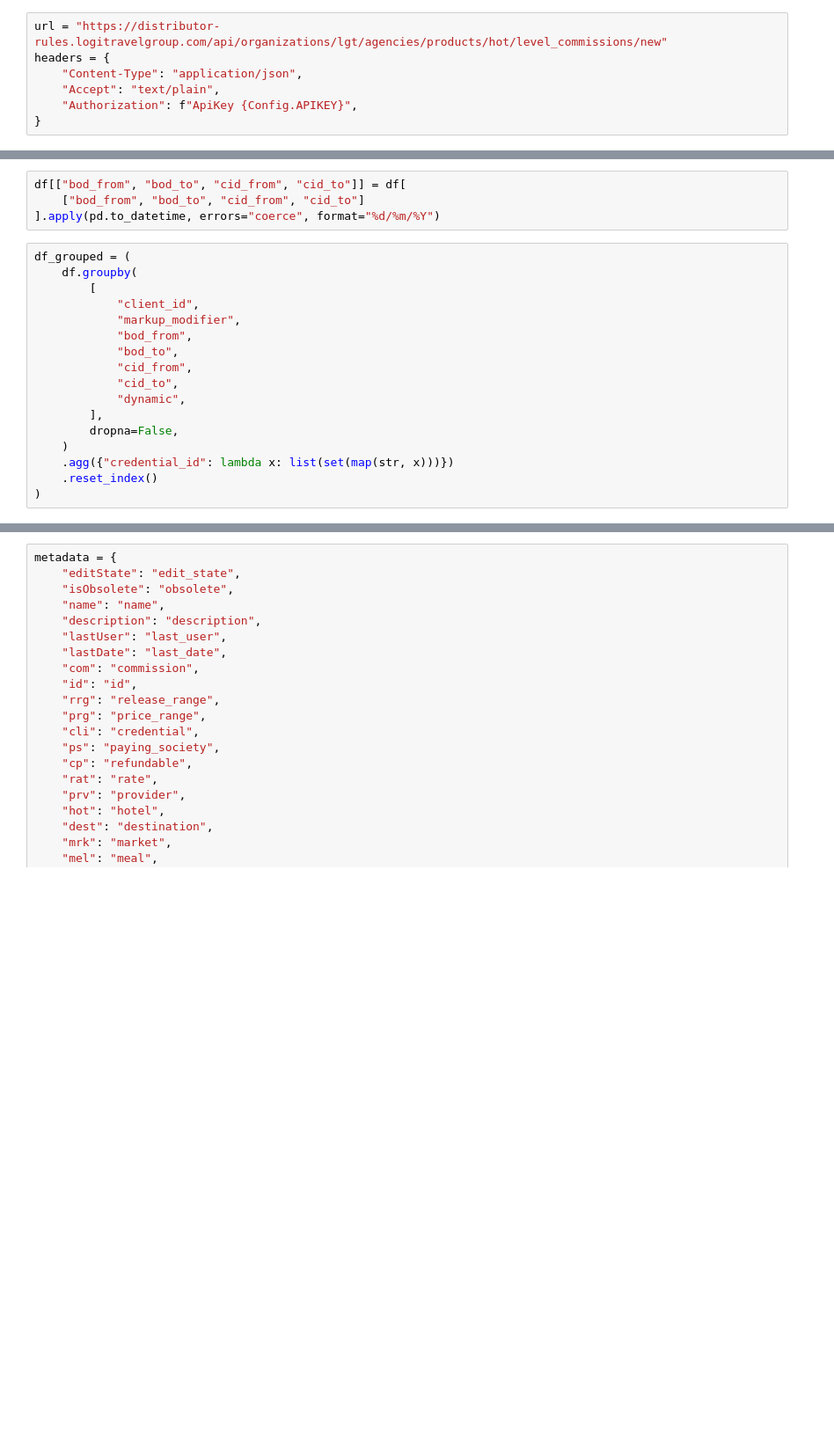
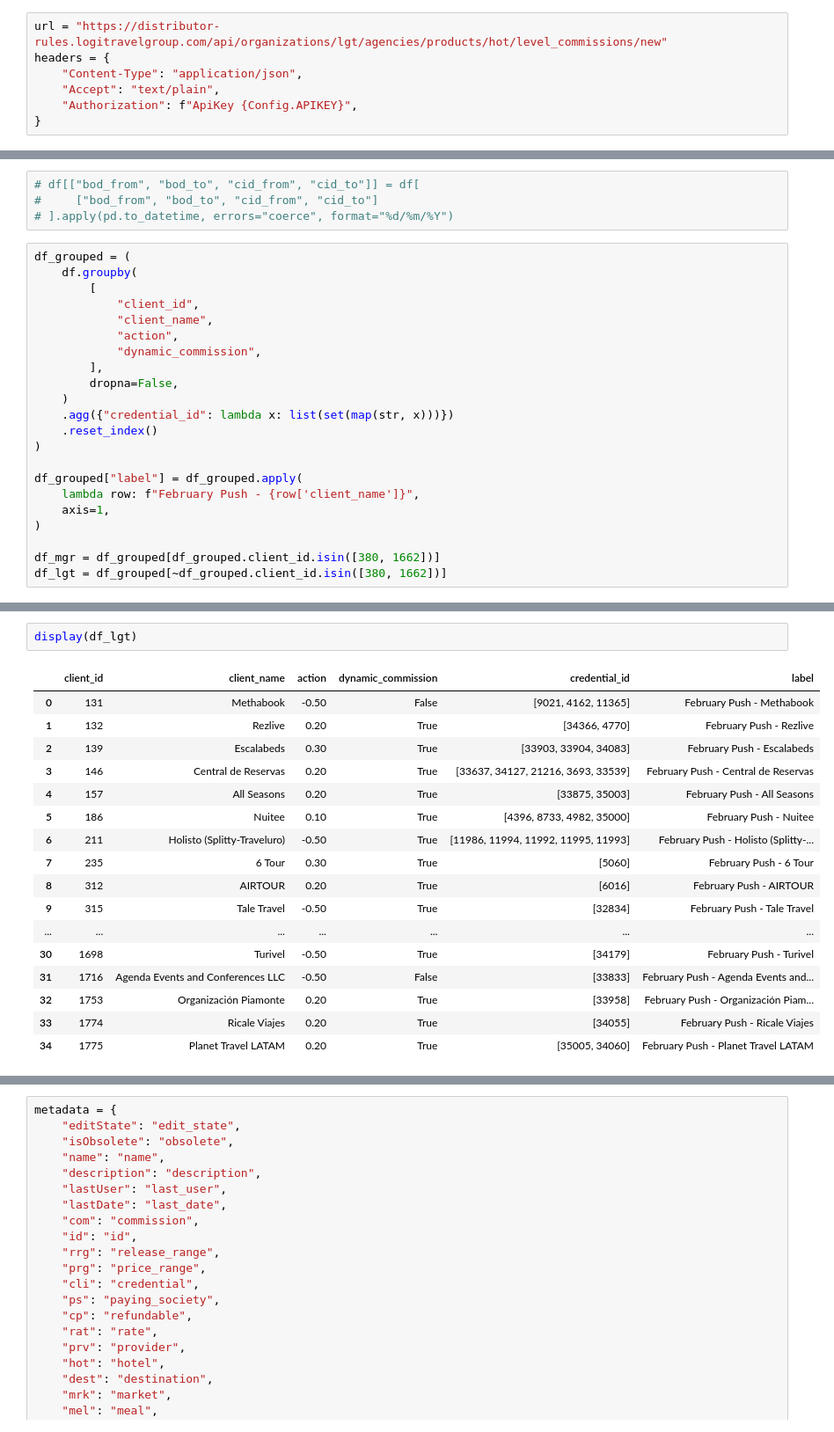
Before and after one commit to justivan/smyrooms-lab, a Jupyter notebook: notebooks/set_pricing_rules.ipynb, the cells around one changed output, grey strips where cells are left out. Shown at 88% size. Cells and saved outputs as stored; diff of their text form; blank space fills up the shorter version.

```diff
--- a/notebooks/set_pricing_rules.ipynb
+++ b/notebooks/set_pricing_rules.ipynb
@@ -23,21 +59,26 @@ df = pd.read_csv(csv_file)
 # %%
-df[["bod_from", "bod_to", "cid_from", "cid_to"]] = df[
-    ["bod_from", "bod_to", "cid_from", "cid_to"]
-].apply(pd.to_datetime, errors="coerce", format="%d/%m/%Y")
+# df[["bod_from", "bod_to", "cid_from", "cid_to"]] = df[
+#     ["bod_from", "bod_to", "cid_from", "cid_to"]
+# ].apply(pd.to_datetime, errors="coerce", format="%d/%m/%Y")
 # %%
 df_grouped = (
     df.groupby(
         [
             "client_id",
-            "markup_modifier",
-            "bod_from",
-            "bod_to",
-            "cid_from",
-            "cid_to",
-            "dynamic",
+            "client_name",
+            "action",
+            "dynamic_commission",
         ],
         dropna=False,
     )
     .agg({"credential_id": lambda x: list(set(map(str, x)))})
     .reset_index()
 )
+
+df_grouped["label"] = df_grouped.apply(
+    lambda row: f"February Push - {row['client_name']}",
+    axis=1,
+)
+
+df_mgr = df_grouped[df_grouped.client_id.isin([380, 1662])]
+df_lgt = df_grouped[~df_grouped.client_id.isin([380, 1662])]
@@ -44 +91,21 @@ df_grouped = (
+# %%
+display(df_lgt)
+# %% [output]
+|  | client_id | client_name | action | dynamic_commission | credential_id | label |
+| 0 | 131 | Methabook | -0.50 | False | [9021, 4162, 11365] | February Push - Methabook |
+| 1 | 132 | Rezlive | 0.20 | True | [34366, 4770] | February Push - Rezlive |
+| 2 | 139 | Escalabeds | 0.30 | True | [33903, 33904, 34083] | February Push - Escalabeds |
+| 3 | 146 | Central de Reservas | 0.20 | True | [33637, 34127, 21216, 3693, 33539] | February Push - Central de Reservas |
+| 4 | 157 | All Seasons | 0.20 | True | [33875, 35003] | February Push - All Seasons |
+| 5 | 186 | Nuitee | 0.10 | True | [4396, 8733, 4982, 35000] | February Push - Nuitee |
+| 6 | 211 | Holisto (Splitty-Traveluro) | -0.50 | True | [11986, 11994, 11992, 11995, 11993] | February Push - Holisto (Splitty-... |
+| 7 | 235 | 6 Tour | 0.30 | True | [5060] | February Push - 6 Tour |
+| 8 | 312 | AIRTOUR | 0.20 | True | [6016] | February Push - AIRTOUR |
+| 9 | 315 | Tale Travel | -0.50 | True | [32834] | February Push - Tale Travel |
+| ... | ... | ... | ... | ... | ... | ... |
+| 30 | 1698 | Turivel | -0.50 | True | [34179] | February Push - Turivel |
+| 31 | 1716 | Agenda Events and Conferences LLC | -0.50 | False | [33833] | February Push - Agenda Events and... |
+| 32 | 1753 | Organización Piamonte | 0.20 | True | [33958] | February Push - Organización Piam... |
+| 33 | 1774 | Ricale Viajes | 0.20 | True | [34055] | February Push - Ricale Viajes |
+| 34 | 1775 | Planet Travel LATAM | 0.20 | True | [35005, 34060] | February Push - Planet Travel LATAM |
 # %%
```
Also changed, not shown: parts of 8 cells of this notebook, 14 other files.
